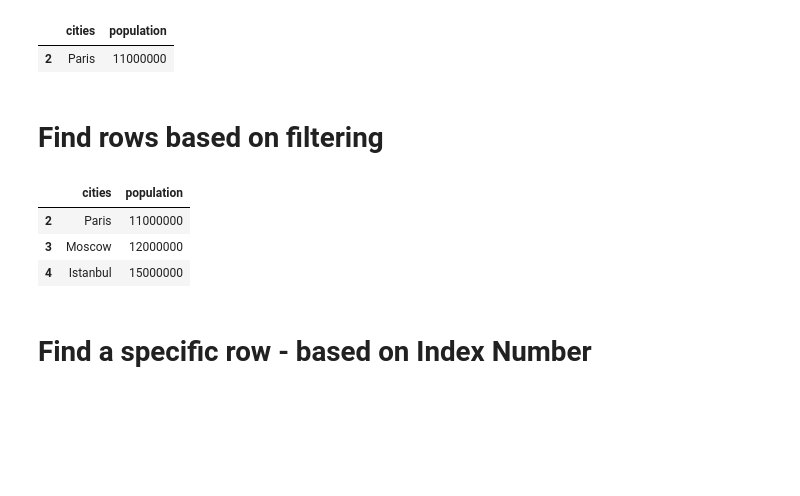
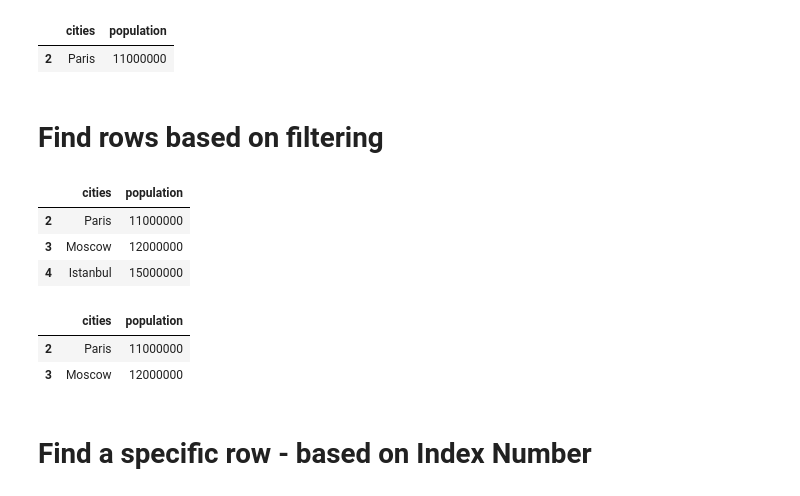
Before and after one commit to richardgourley/pandas-one-pagers, a Jupyter notebook: pandas-one-pager.ipynb, the cells around one changed output. Drawn from its saved outputs; the diff is of its cells as text; code cells hidden in the pictures; blank space fills up the shorter version.

```diff
--- a/pandas-one-pager.ipynb
+++ b/pandas-one-pager.ipynb
@@ -138,15 +138,22 @@ df[df["cities"] == "Paris"]
 # %% [output]
 |  | cities | population |
 | 2 | Paris | 11000000 |
-# %% [markdown]
-# Find rows based on filtering
-# %%
-df[df['population'] > 10000000]
-# %% [output]
-|  | cities | population |
-| 2 | Paris | 11000000 |
-| 3 | Moscow | 12000000 |
-| 4 | Istanbul | 15000000 |
+# %% [markdown]
+# Find rows based on filtering
+# %%
+df[df['population'] > 10000000]
+# %% [output]
+|  | cities | population |
+| 2 | Paris | 11000000 |
+| 3 | Moscow | 12000000 |
+| 4 | Istanbul | 15000000 |
+# %%
+# Multiple statement filtering - separate as tuples
+df[(df['population'] > 10000000) & (df['cities'] != 'Istanbul')]
+# %% [output]
+|  | cities | population |
+| 2 | Paris | 11000000 |
+| 3 | Moscow | 12000000 |
 # %% [markdown]
 # Find a specific row - based on Index Number
 # %% [markdown]
```
Also changed, not shown: parts of 76 cells of this notebook.
